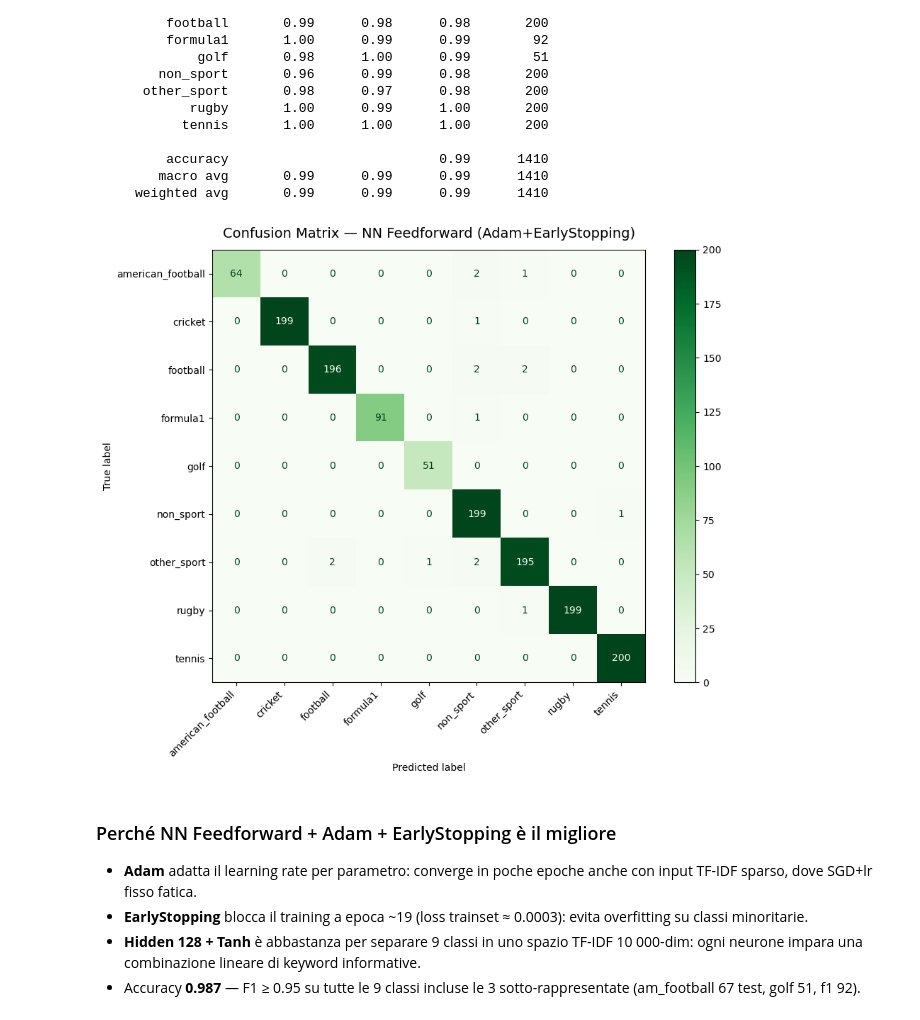
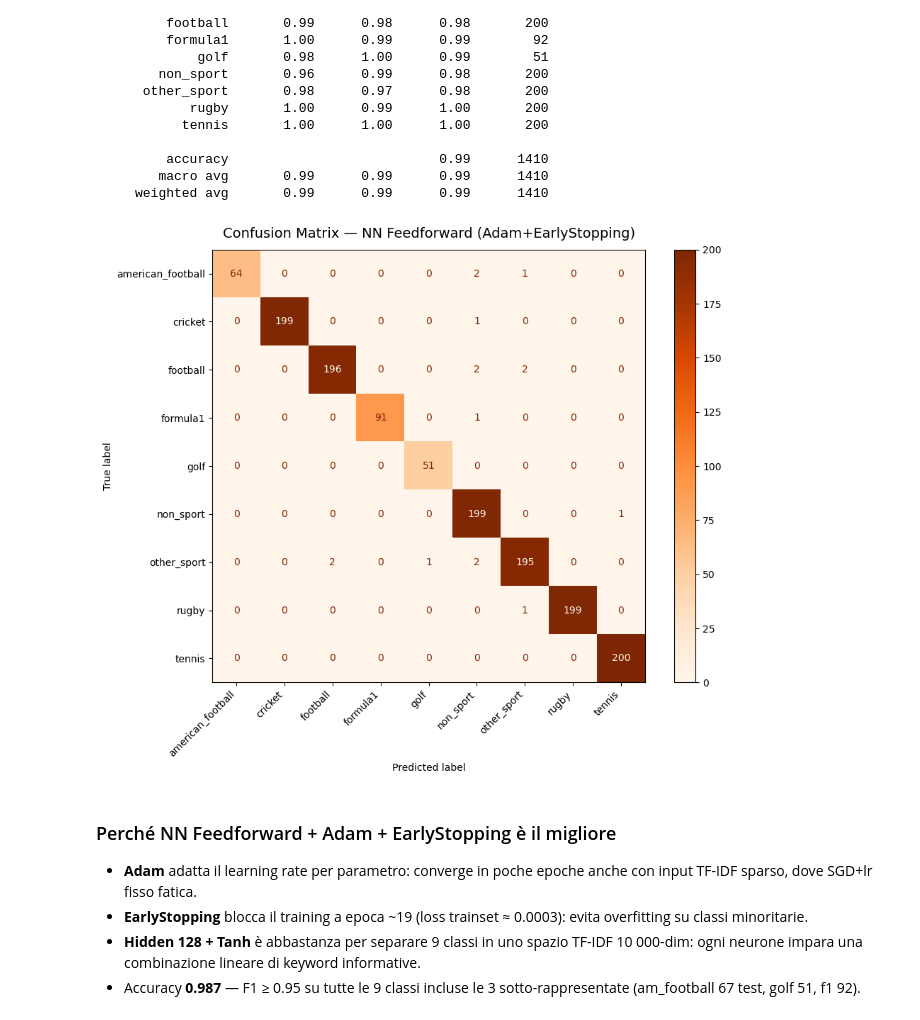
Before and after one commit to marcosoldani/scraping_BBC_NLP, a Jupyter notebook: Step2/Task2.ipynb, the cells around one changed output. Saved outputs shown, nothing was run; the diff lists cells and outputs as text; code cells hidden in the pictures.

```diff
--- a/Step2/Task2.ipynb
+++ b/Step2/Task2.ipynb
@@ -601,12 +691,21 @@ Architettura a 2 layer:
 - **EarlyStopping**: si ferma automaticamente quando la loss non migliora
 # %%
 # I dati TF-IDF e il LabelEncoder sono già stati preparati nella sezione precedente.
-# Ricreazione solo del DataLoader con gli stessi dati
+
+# Ricreazione del dataset PyTorch (feature + label)
 train_dataset2 = TensorDataset(
-    torch.tensor(X_train_tfidf),
-    torch.tensor(y_train_enc)
+    torch.tensor(X_train_tfidf),  # feature TF-IDF
+    torch.tensor(y_train_enc)     # label codificate
 )
-train_loader2 = DataLoader(train_dataset2, batch_size=32, shuffle=True)
+
+# DataLoader per batching e shuffle
+train_loader2 = DataLoader(
+    train_dataset2,
+    batch_size=32,  # dimensione batch
+    shuffle=True    # mescola i dati ad ogni epoca
+)
+
+# Stampa classi per riferimento
 print(f"Classi ({N_CLASSI}): {list(le.classes_)}")
 # %% [output]
 Classi (9): ['american_football', 'cricket', 'football', 'formula1', 'golf', 'non_sport', 'other_sport', 'rugby', 'tennis']
@@ -721,16 +882,33 @@ american_football       1.00      0.96      0.98        67
         macro avg       0.99      0.99      0.99      1410
      weighted avg       0.99      0.99      0.99      1410
 # %%
+# Confusion matrix del modello NN (Adam + EarlyStopping)
 cm_nn = confusion_matrix(y_test_lr, y_pred_nn, labels=labels_ord)
+
+# Creazione figura
 fig, ax = plt.subplots(figsize=(10, 8))
-ConfusionMatrixDisplay(confusion_matrix=cm_nn, display_labels=labels_ord).plot(cmap="Greens", ax=ax, values_format="d")
+
+# Visualizzazione confusion matrix
+ConfusionMatrixDisplay(
+    confusion_matrix=cm_nn,
+    display_labels=labels_ord
+).plot(cmap="Oranges", ax=ax, values_format="d")
+
+# Titolo del grafico
 ax.set_title("Confusion Matrix — NN Feedforward (Adam+EarlyStopping)", fontsize=14, pad=12)
+
+# Migliora leggibilità etichette asse X
 plt.xticks(rotation=45, ha='right')
+
 plt.tight_layout()
+
+# Salvataggio immagine
 plt.savefig("output/confusion_matrix_nn_adam.png", dpi=150)
+
+# Visualizzazione
 plt.show()
 # %% [output]
-[figure, old version]
+[figure, new version]
 # %% [markdown]
 ### Perché NN Feedforward + Adam + EarlyStopping è il migliore
 
```
Also changed, not shown: parts of 10 cells of this notebook.
